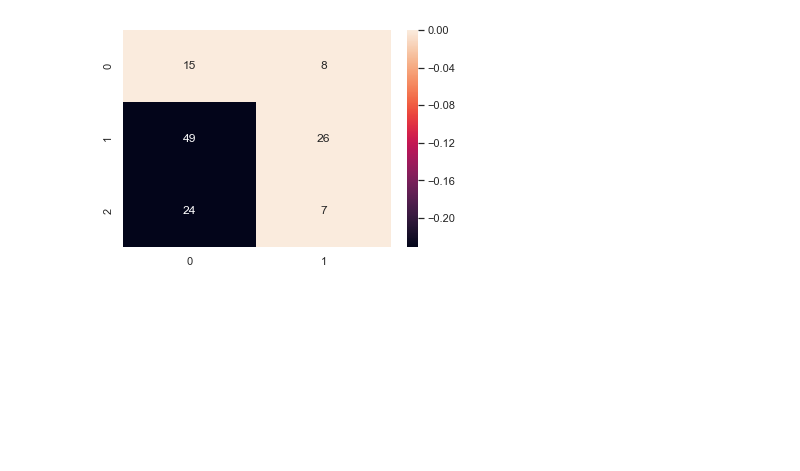
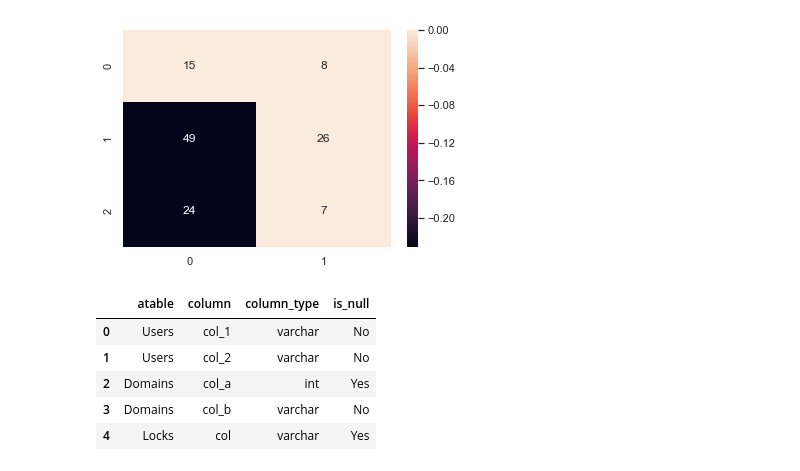
Before and after one commit to SmellyArmure/OC_DS_Project2, a Jupyter notebook: NOTEBOOK/Brouillons1_0.ipynb, the cells around one changed output. Drawn from its saved outputs; the diff is of its cells as text; code cells hidden in the pictures; blank space fills up the shorter version.

```diff
--- a/NOTEBOOK/Brouillons1_0.ipynb
+++ b/NOTEBOOK/Brouillons1_0.ipynb
@@ -218,0 +216,18 @@ style.available
+# %%
+import pandas as pd
+
+df1 = pd.DataFrame({
+    'atable':     ['Users', 'Users', 'Domains', 'Domains', 'Locks'],
+    'column':     ['col_1', 'col_2', 'col_a', 'col_b', 'col'],
+    'column_type':['varchar', 'varchar', 'int', 'varchar', 'varchar'],
+    'is_null':    ['No', 'No', 'Yes', 'No', 'Yes'],
+})
+
+df1.head()
+# %% [output]
+|  | atable | column | column_type | is_null |
+| 0 | Users | col_1 | varchar | No |
+| 1 | Users | col_2 | varchar | No |
+| 2 | Domains | col_a | int | Yes |
+| 3 | Domains | col_b | varchar | No |
+| 4 | Locks | col | varchar | Yes |
```
Also changed, not shown: parts of 2 cells of this notebook, 2 other files.
